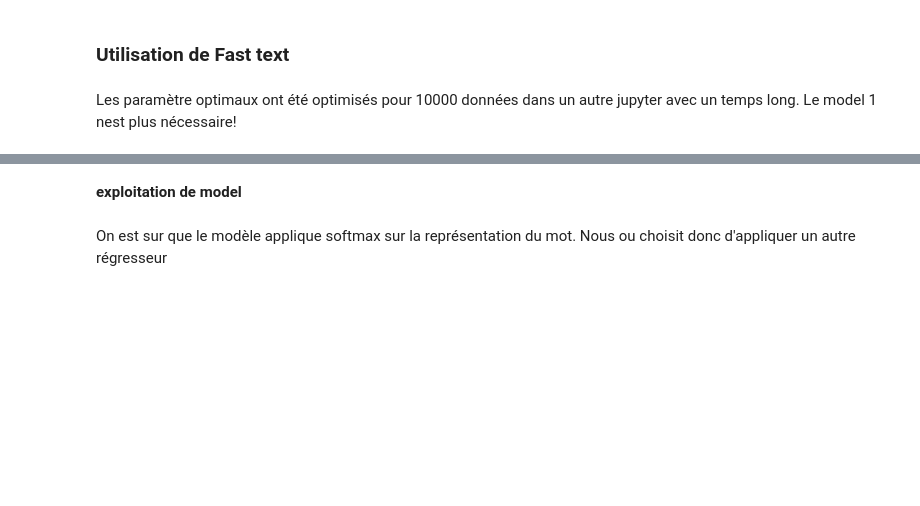
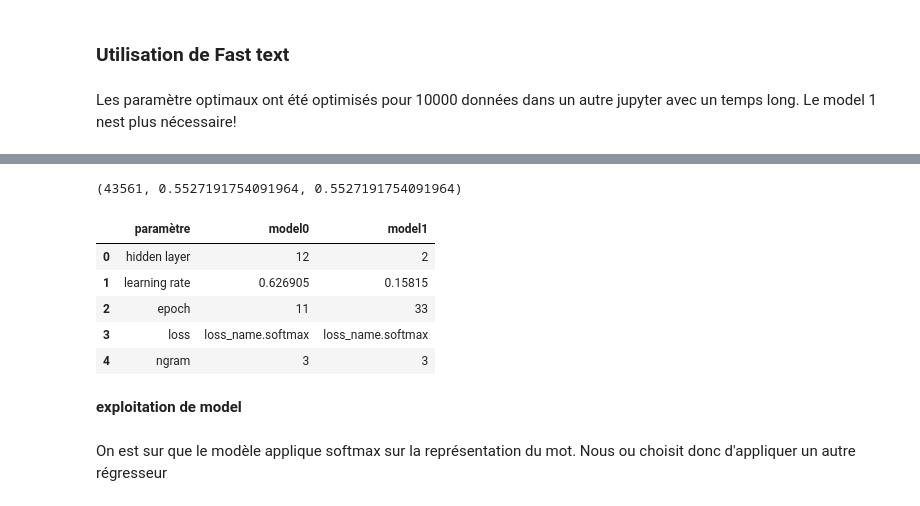
Before and after one commit to gostreap/h_index, a Jupyter notebook: src/fasttext.ipynb, the cells around one changed output, grey strips where cells are left out. Saved outputs shown, nothing was run; the diff lists cells and outputs as text; code cells hidden in the pictures; blank space fills up the shorter version.

```diff
--- a/src/fasttext.ipynb
+++ b/src/fasttext.ipynb
@@ -100,8 +116,17 @@ model0.test(test_path)
 # %%
-# model1.test(test_path)
+ model2.test(test_path)
+# %% [output]
+(43561, 0.5527191754091964, 0.5527191754091964)
 # %%
-# comp = pd.DataFrame({'paramètre':['hidden layer','learning rate','epoch','loss'],'model0':[model0.dim,model0.lr,model0.epoch,model0.loss],'model1':[model1.dim,model1.lr,model1.epoch,model1.loss]})
-# comp
+comp = pd.DataFrame({'paramètre':['hidden layer','learning rate','epoch','loss','ngram'],'model0':[model0.dim,model0.lr,model0.epoch,model0.loss,model0.wordNgrams],'model1':[model1.dim,model1.lr,model1.epoch,model1.loss,model0.wordNgrams]})
+comp
+# %% [output]
+|  | paramètre | model0 | model1 |
+| 0 | hidden layer | 12 | 2 |
+| 1 | learning rate | 0.626905 | 0.15815 |
+| 2 | epoch | 11 | 33 |
+| 3 | loss | loss_name.softmax | loss_name.softmax |
+| 4 | ngram | 3 | 3 |
 # %%
 # comp =general_comp(model1,test1)
 # comp.head()
```
Also changed, not shown: parts of 28 cells of this notebook, 1 other file.
